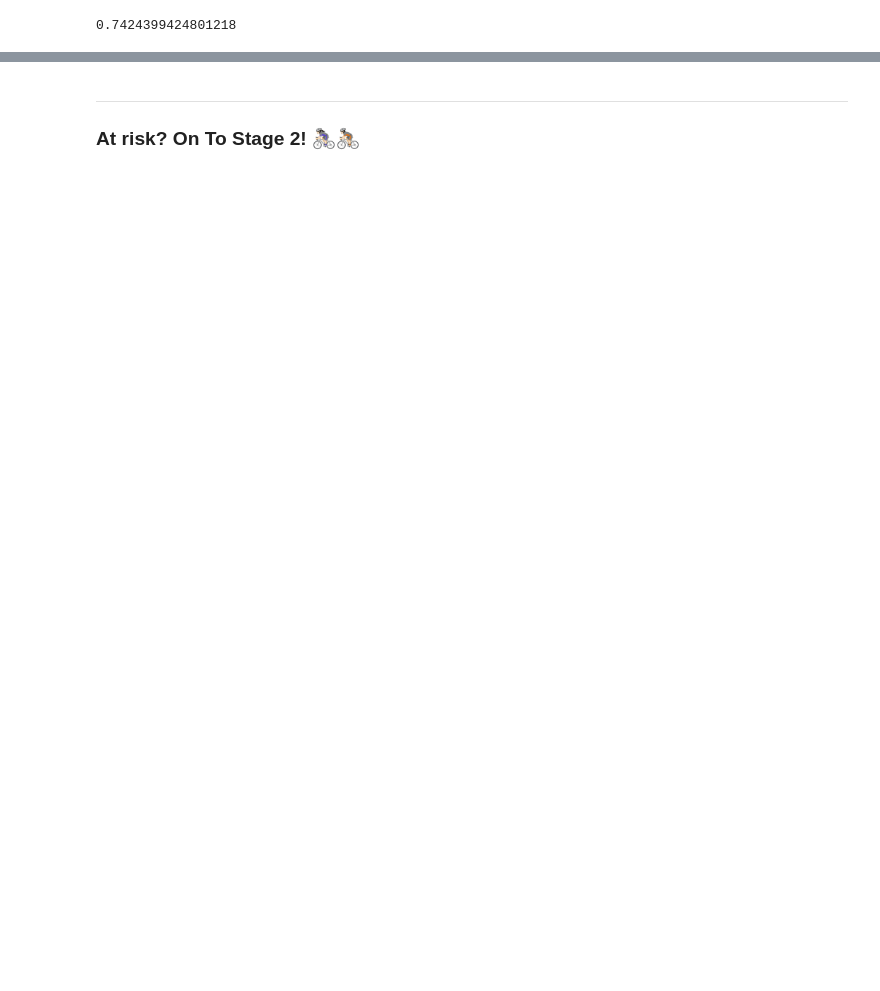
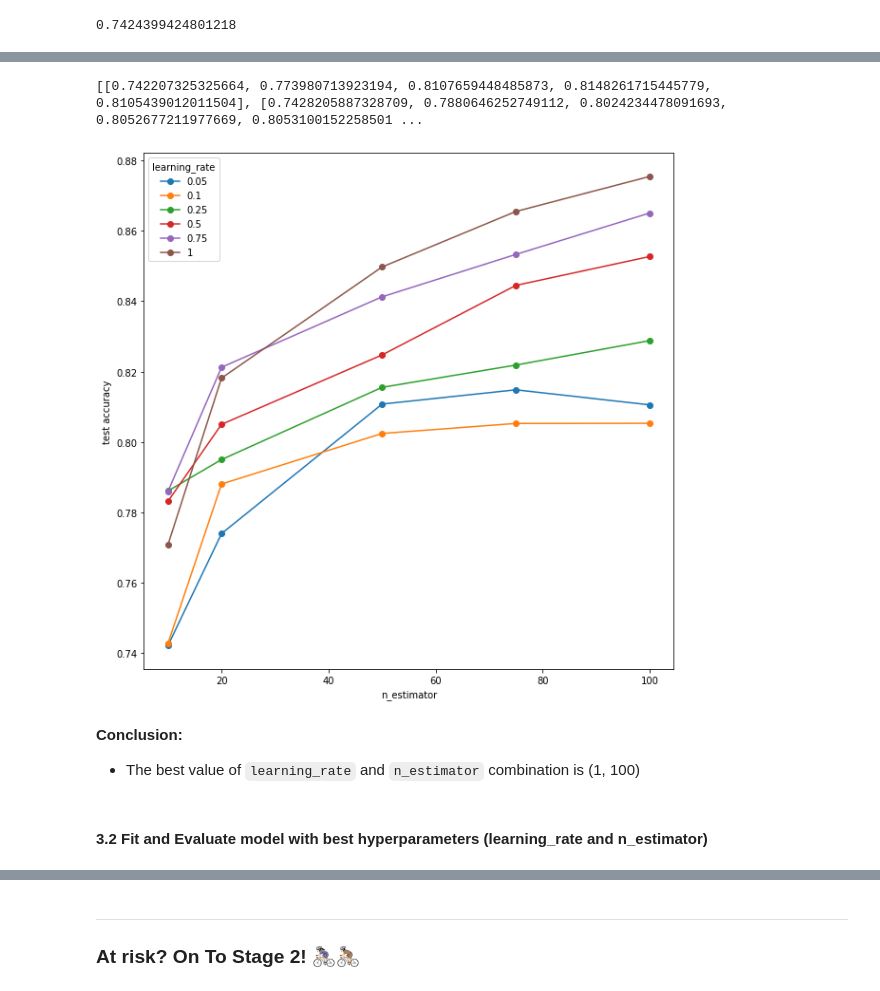
Before and after one commit to xJQx/bc2406-project, a Jupyter notebook: stage1-modelling.ipynb, the cells around one changed output, grey strips where cells are left out. Saved outputs shown, nothing was run; the diff lists cells and outputs as text; code cells hidden in the pictures; blank space fills up the shorter version.

Commit message:
stage 1 modelling - GradientBoostingClassifier done with overall conclusion

```diff
--- a/stage1-modelling.ipynb
+++ b/stage1-modelling.ipynb
@@ -747,0 +797,49 @@ print(result)
+# %%
+learning_rates = [0.05, 0.1, 0.25, 0.5, 0.75, 1]
+n_estimators = [10, 20, 50, 75, 100]
+
+# learning rates + n_estimators
+testResultMatrix_GBC = []
+
+for learning_rate in learning_rates:
+    curTestResult = []
+    for n_estimator in n_estimators:
+        gb = GradientBoostingClassifier(n_estimators=n_estimator, learning_rate = learning_rate, max_features=2, max_depth = 2, random_state = 0)
+        gb.fit(X_train_os, y_train_os.values.ravel())
+
+        curTestResult.append(gb.score(X_test, y_test))
+
+        # print("Learning rate: ", learning_rate)
+        # print("n_estimator: ", n_estimator)
+        # print("Accuracy score (training): {0:.3f}".format(gb.score(X_train_os, y_train_os)))
+        # print("Accuracy score (validation): {0:.3f}".format(gb.score(X_test, y_test)))
+
+    testResultMatrix_GBC.append(curTestResult)
+# %%
+print(testResultMatrix_GBC)
+# %% [output]
+[[0.742207325325664, 0.773980713923194, 0.8107659448485873, 0.8148261715445779, 0.8105439012011504], [0.7428205887328709, 0.7880646252749112, 0.8024234478091693, 0.8052677211977669, 0.8053100152258501 ...
+# %%
+plt.figure(figsize=(10,10))
+
+
+for i, learning_rate in enumerate(learning_rates):
+    # n_estimators
+    resultRow = testResultMatrix_GBC[i]
+
+    plt.plot(
+        n_estimators,
+        resultRow,
+        label = learning_rate,
+        marker = 'o')
+plt.legend(title="learning_rate")
+plt.xlabel("n_estimator")
+plt.ylabel("test accuracy")
+plt.show()
+# %% [output]
+[figure, added]
+# %% [markdown]
+**Conclusion:**
+- The best value of `learning_rate` and `n_estimator` combination is (1, 100)
+# %% [markdown]
+#### 3.2 Fit and Evaluate model with best hyperparameters (learning_rate and n_estimator)
```
Also changed, not shown: parts of 56 cells of this notebook, 2 other files.
